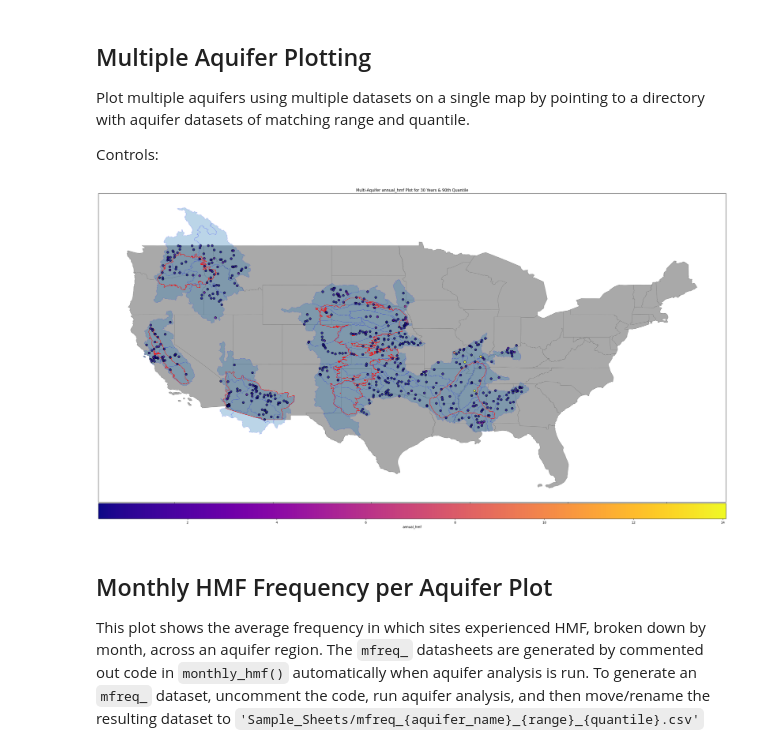
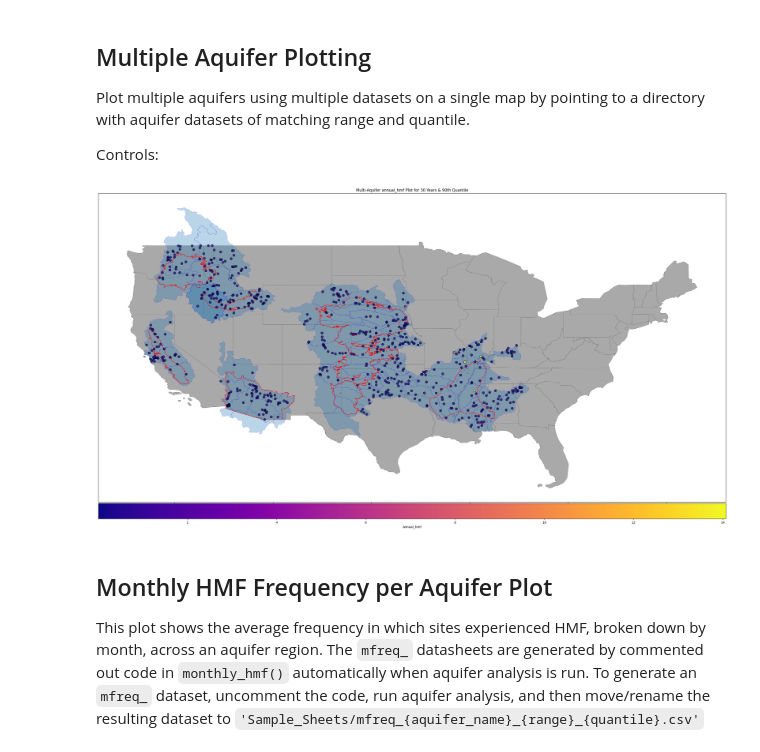
Before and after one commit to AlekWithK/DahlkeLab_LAWR, a Jupyter notebook: aquifer_plotting.ipynb, the cells around one changed output. Drawn from its saved outputs; the diff is of its cells as text; code cells hidden in the pictures.

```diff
--- a/aquifer_plotting.ipynb
+++ b/aquifer_plotting.ipynb
@@ -44,7 +39,7 @@ reload(cl)
 reload(fn)
 
 # Dataset selection
-aquifer = cl.arizona_alluvial_aquifer
+aquifer = cl.snake_river_aquifer
 range = 30
 quantile = 90
 
@@ -150,7 +136,7 @@ Controls:
 # %%
 # List of aquifers to plot
 aquifers = [cl.upper_clairborne_aquifer, cl.central_valley_aquifer, cl.columbia_plateau_aquifer, cl.high_plains_aquifer,
-            cl.arizona_alluvial_aquifer]
+            cl.arizona_alluvial_aquifer, cl.snake_river_aquifer]
 range = 30
 quantile = 90
 
@@ -192,44 +178,36 @@ for aq in aquifers:
                 ws_gdf.plot(ax=ax, edgecolor='blue', alpha=0.30, linewidth=0.5)
 
     # Aquifer Boundary Plot
     aq_gdf = gpd.read_file(aq.aq_shapefile)
     aq_gdf = aq_gdf.to_crs(4269)
     aq_gdf.plot(ax=ax, edgecolor='red', facecolor='none', linewidth=1.00)
 
 # Only plot valid sites
 df_all_aq, _ = fn.filter_by_valid(df_all_aq)
 
 # Convert decimal lat/long to geo points
-lat = df_all_aq['dec_lat_va'].tolist()
-long = df_all_aq['dec_long_va'].tolist()
-geometry = [Point(xy) for xy in zip(long, lat)]
-geo_df = gpd.GeoDataFrame(geometry=geometry)
+geo_df = fn.convert_geometry(df_all_aq)
 
-vmin = df_all_aq[metric].min()
-vmax = df_all_aq[metric].max()
-norm = mcolors.Normalize(vmin, vmax)
-cmap = 'plasma'
-mappable = plt.cm.ScalarMappable(cmap=cmap, norm=norm)
-mappable.set_array(df_all_aq[metric])
+cmap, mappable = fn.scale_colorbar(df_all_aq, metric)
 
 div = make_axes_locatable(ax)
 cax = div.append_axes("bottom", size="5%", pad=0.05)
 
 # Watergauges plot
 bx = geo_df.plot(ax=ax, column=df_all_aq[metric], markersize=200, marker='.', cmap=cmap, edgecolor='black', linewidth=1, alpha=0.75)
 cbx = plt.colorbar(mappable, cax=cax, pad=0.05, aspect=25, orientation='horizontal', alpha=1.0)
 cbx.set_label(f'{metric}')
 ax.set_yticks([])
 
 if basemap:
     fn.plot_basemap(ax)
 
 # Save images if they don't exist or if overwrite is True
 if save_img:
     img_path = f'Saved_Visuals/Multi_Aquifer_{metric}_{range}_{quantile}.png'
     fn.save_plot_as_image(img_path, overwrite)
 # %% [output]
-[figure, old version]
+[figure, new version]
 # %% [markdown]
 ## Monthly HMF Frequency per Aquifer Plot
 This plot shows the average frequency in which sites experienced HMF, broken down by month, across an aquifer region. The `mfreq_` datasheets are generated by commented out code in `monthly_hmf()` automatically when aquifer analysis is run. To generate an `mfreq_` dataset, uncomment the code, run aquifer analysis, and then move/rename the resulting dataset to `'Sample_Sheets/mfreq_{aquifer_name}_{range}_{quantile}.csv'`
```
Also changed, not shown: parts of 3 cells of this notebook, 23 other files.
